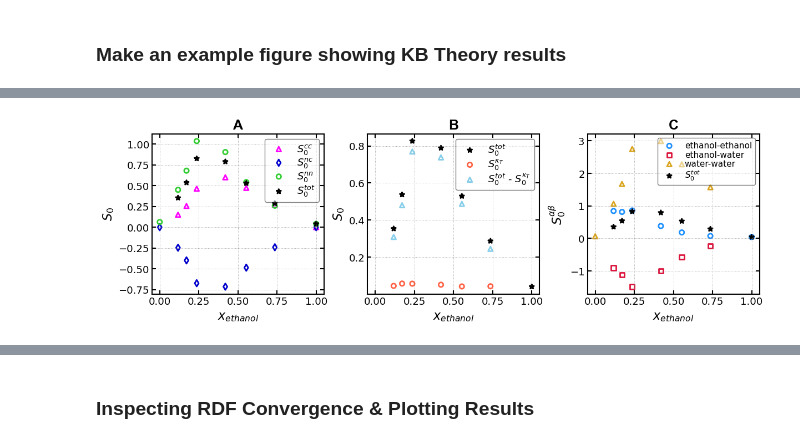
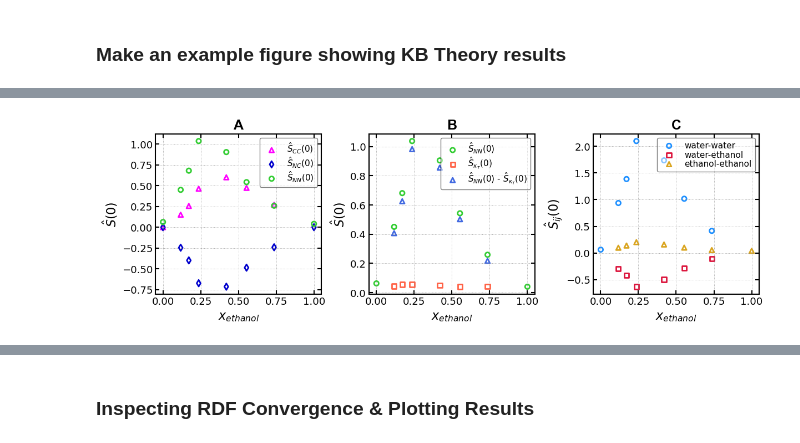
Before and after one commit to anl-sepsci/kbkit, a Jupyter notebook: examples/etoh_h2o_example.ipynb, the cells around one changed output, grey strips where cells are left out. Drawn from its saved outputs; the diff is of its cells as text; code cells hidden in the pictures.

Commit message:
updated ThermoProperty objects

```diff
--- a/examples/etoh_h2o_example.ipynb
+++ b/examples/etoh_h2o_example.ipynb
@@ -109,40 +123,36 @@ fig.savefig("pipeline_figs.pdf", dpi=100)
 # %%
 fig, ax = plt.subplots(1, 3, figsize=(12, 3.75), sharex=True)
 ax[0].set_xlim(-0.05,1.05)
 
-s0_total = pipe.thermo.s0_cc.value[:,0,0] + pipe.thermo.s0_nc.value[:,0] + pipe.thermo.s0_nn.value
+ax[0].scatter(x_ext, pipe.thermo.s0_cc.value[:, 0, 0], marker="^", c="magenta", label=r"$\hat{S}_{CC}(0)$")
+ax[0].scatter(x_ext, pipe.thermo.s0_nc.value[:, 0], marker="d", c="mediumblue", label=r"$\hat{S}_{NC}(0)$")
+ax[0].scatter(x_ext, pipe.thermo.s0_nn.value, marker="o", c="limegreen", label=r"$\hat{S}_{NN}(0)$")
+ax[0].legend(fontsize=11)
+ax[0].set_xlabel(r"$x_{{ethanol}}$")
+ax[0].set_ylabel(r"$\hat{S}(0)$")
 
-ax[0].scatter(x_ext, pipe.thermo.s0_cc.value[:, 0, 0], marker="^", c="magenta", label=r"$S_0^{cc}$")
-ax[0].scatter(x_ext, pipe.thermo.s0_nc.value[:, 0], marker="d", c="mediumblue", label=r"$S_0^{nc}$")
-ax[0].scatter(x_ext, pipe.thermo.s0_nn.value, marker="o", c="limegreen", label=r"$S_0^{nn}$")
-ax[0].scatter(x_ext, s0_total, c="k", marker="*", label=r"$S_0^{tot}$")
-ax[0].legend(fontsize=13)
-ax[0].set_xlabel(r"$x_{{ethanol}}$")
-ax[0].set_ylabel(r"$S_0$")
+ax[1].scatter(x_ext, pipe.thermo.s0_nn.value, marker="o", c="limegreen", label=r"$\hat{S}_{NN}(0)$")
+ax[1].scatter(x_ext, pipe.thermo.s0_kappa.value, marker="s", c="tomato", label=r"$\hat{S}_{\kappa_T}(0)$")
+ax[1].scatter(x_ext, pipe.thermo.s0_nn.value-pipe.thermo.s0_kappa.value, marker="^", c="royalblue", label=r"$\hat{S}_{NN}(0)$ - $\hat{S}_{\kappa_T}(0)$")
 
-ax[1].scatter(x_ext, s0_total, c="k", marker="*", label=r"$S_0^{tot}$")
-ax[1].scatter(x_ext, pipe.thermo.s0_kappa.value, marker="o", c="tomato", label=r"$S_0^{\kappa_T}$")
-ax[1].scatter(x_ext, pipe.thermo.s0_x.value, marker="^", c="skyblue", label=r"$S_0^{tot}$ - $S_0^{\kappa_T}$")
-
-ax[1].legend(fontsize=13)
+ax[1].legend(fontsize=11)
 ax[1].set_xlabel(r"$x_{{ethanol}}$")
-ax[1].set_ylabel(r"$S_0$")
+ax[1].set_ylabel(r"$\hat{S}(0)$")
 
 molecule_map = {"SPCEW": "water", "ETHOL": "ethanol"}
 mol0, mol1 = [molecule_map[mol] for mol in pipe.state.unique_molecules]
 
 ax[2].scatter(x_ext, pipe.thermo.s0_ij.value[:, 0, 0], marker="o", c="dodgerblue", label=f"{mol0}-{mol0}")
 ax[2].scatter(x_ext, pipe.thermo.s0_ij.value[:, 0, 1], marker="s", c="crimson", label=f"{mol0}-{mol1}")
 ax[2].scatter(x_ext, pipe.thermo.s0_ij.value[:, 1, 1], marker="^", c="goldenrod", label=f"{mol1}-{mol1}")
-ax[2].scatter(x_ext, s0_total, c="k", marker="*", label=r"$S_0^{tot}$")
-ax[2].legend()
+ax[2].legend(fontsize=11)
 ax[2].set_xlabel(r"$x_{{ethanol}}$")
-ax[2].set_ylabel(r"$S_0^{\alpha \beta}$")
+ax[2].set_ylabel(r"$\hat{S}_{ij}(0)$")
 
 ax[0].set_title("A", fontsize=18, fontweight="bold", family="Arial")
 ax[1].set_title("B", fontsize=18, fontweight="bold", family="Arial")
 ax[2].set_title("C", fontsize=18, fontweight="bold", family="Arial")
 
 fig.savefig("scattering_figs_s0.pdf", dpi=100)
 # %% [output]
-[figure, old version]
+[figure, new version]
```
Also changed, not shown: parts of 8 cells of this notebook, 25 other files.
